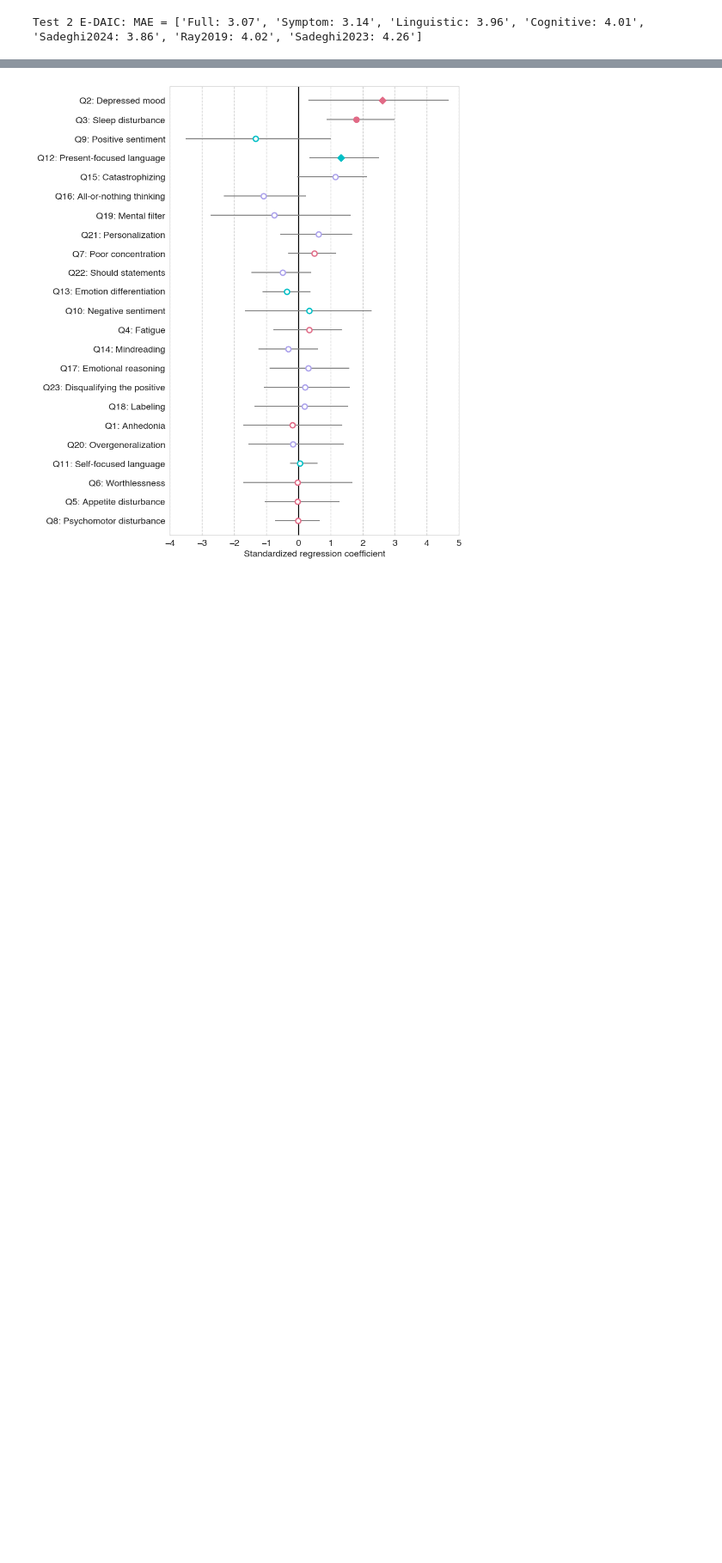
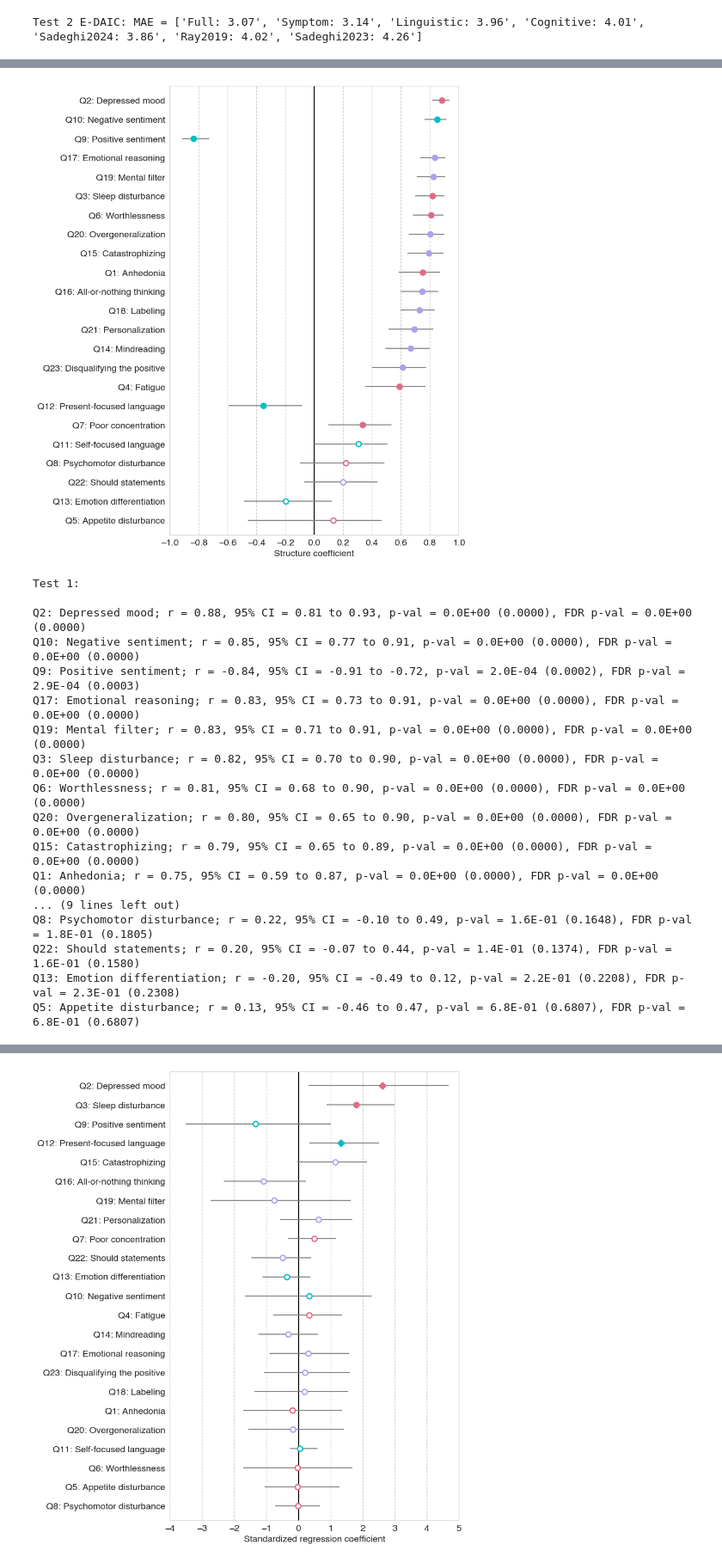
Before and after one commit to cocoanlab/AIDA, a Jupyter notebook: AIDA_modeling.ipynb, the cells around one changed output, grey strips where cells are left out. Shown at 86% size. Cells and saved outputs as stored; diff of their text form; code cells hidden in the pictures; blank space fills up the shorter version.

```diff
--- a/AIDA_modeling.ipynb
+++ b/AIDA_modeling.ipynb
@@ -171,0 +172,70 @@ Test 2: MAE = ['Full: 2.86', 'Non\ndepression: 5.45', 'Direct\nassessment: 3.87'
+# %%
+for split in ["Test 1", "Test 2", "Test all"]:
+    X = np.array(all_resp_df.iloc[:, all_mdl["Full"]["Q"]])
+    Yhat = np.array(all_mdl["Full"]["Y_pred"])
+    wh_te = np.array(all_df["split"] != "Training" if split == "Test all" else all_df["split"] == split)
+    X_te = X[wh_te, :]
+    X_te_scaled = all_mdl["Full"]["scaler"].transform(X_te)
+    Yhat_te = Yhat[wh_te]
+
+    rs = np.array([np.corrcoef(X_te_scaled[:,item], Yhat_te)[0,1] for item in range(X.shape[1])])
+
+    boot_n = 10000
+    boot_ci = 0.95
+    boot_rs = np.full([X.shape[1], boot_n], np.nan)
+    np.random.seed(42)
+    for boot_i in range(boot_n):
+        boot_idx = np.random.choice(len(Yhat_te), len(Yhat_te), replace=True)
+        boot_rs[:, boot_i] = np.array([np.corrcoef(X_te_scaled[boot_idx,item], Yhat_te[boot_idx])[0,1] for item in range(X.shape[1])])
+    boot_rs[np.isnan(boot_rs)] = 0
+    boot_rs_ci = np.sort(boot_rs, axis=1)[:, [int(boot_n*(1-boot_ci)/2)-1, int(boot_n*(1+boot_ci)/2)-1]]
+    boot_rs_p = (np.sum(0 < boot_rs, axis=1) + 1) / (boot_n + 1)
+    boot_rs_p = np.minimum(boot_rs_p, 1-boot_rs_p) * 2
+    boot_rs_p_fdr = false_discovery_control(boot_rs_p)
+
+    x = np.array(Q_desc)
+    y = rs
+    g = np.array([0]*8 + [1]*5 + [2]*10)
+    idx = np.argsort(abs(y))
+    yerr = boot_rs_ci
+
+    plt.figure(figsize=(8, 12.5))
+    sns.set_style("whitegrid", {"font.sans-serif": "Helvetica"})
+    plt.grid(True, linestyle="--", linewidth=1, axis='x')
+    plt.axvline(0, color='black')
+    plt.errorbar(x=y[idx], y=x[idx], fmt="none", xerr=abs(y[:,np.newaxis]-yerr)[idx,:].T, color="gray")
+    sns.pointplot(x=y[idx], y=None)
+    for i in range(len(x)):
+        c = ["#E16A86", "#00BFC6", "#ACA2EC"][g[idx][i]]
+        fc = 'white' if boot_rs_p[idx][i] >= 0.05 else c
+        mk, sz = ("D", 50) if (boot_rs_p_fdr[idx][i] >= 0.05) & (boot_rs_p[idx][i] < 0.05) else ("o", 50*4/np.pi)
+        plt.scatter(y[idx][i], x[idx][i], color=c, edgecolor=c, linewidth=2, facecolor=fc, marker=mk, s=sz, zorder=3)
+    plt.xlim([-1, 1])
+    plt.ylim([-0.75, len(x)-0.25])
+    plt.xlabel("Structure coefficient", fontsize=14)
+    plt.xticks(np.arange(-1, 1+0.2, 0.2), fontsize=14)
+    plt.yticks(fontsize=14)
+    plt.savefig(os.path.join(result_dir, f"AIDA_struct_coef_{split.replace(" ", "_")}.pdf"), bbox_inches='tight')
+    plt.show()
+    print(f"{split}:\n")
+    print("\n".join([f"{x_each}; r = {y_each:.2f}, 95% CI = {ci_each[0]:.2f} to {ci_each[1]:.2f}, p-val = {p_each:.1E} ({p_each:.4f}), FDR p-val = {p_fdr_each:.1E} ({p_fdr_each:.4f})"
+                     for x_each, y_each, ci_each, p_each, p_fdr_each in zip(x[idx], y[idx], boot_rs_ci[idx,:], boot_rs_p[idx], boot_rs_p_fdr[idx])][::-1]))
+# %% [output]
+[figure, added]
+Test 1:
+
+Q2: Depressed mood; r = 0.88, 95% CI = 0.81 to 0.93, p-val = 0.0E+00 (0.0000), FDR p-val = 0.0E+00 (0.0000)
+Q10: Negative sentiment; r = 0.85, 95% CI = 0.77 to 0.91, p-val = 0.0E+00 (0.0000), FDR p-val = 0.0E+00 (0.0000)
+Q9: Positive sentiment; r = -0.84, 95% CI = -0.91 to -0.72, p-val = 2.0E-04 (0.0002), FDR p-val = 2.9E-04 (0.0003)
+Q17: Emotional reasoning; r = 0.83, 95% CI = 0.73 to 0.91, p-val = 0.0E+00 (0.0000), FDR p-val = 0.0E+00 (0.0000)
+Q19: Mental filter; r = 0.83, 95% CI = 0.71 to 0.91, p-val = 0.0E+00 (0.0000), FDR p-val = 0.0E+00 (0.0000)
+Q3: Sleep disturbance; r = 0.82, 95% CI = 0.70 to 0.90, p-val = 0.0E+00 (0.0000), FDR p-val = 0.0E+00 (0.0000)
+Q6: Worthlessness; r = 0.81, 95% CI = 0.68 to 0.90, p-val = 0.0E+00 (0.0000), FDR p-val = 0.0E+00 (0.0000)
+Q20: Overgeneralization; r = 0.80, 95% CI = 0.65 to 0.90, p-val = 0.0E+00 (0.0000), FDR p-val = 0.0E+00 (0.0000)
+Q15: Catastrophizing; r = 0.79, 95% CI = 0.65 to 0.89, p-val = 0.0E+00 (0.0000), FDR p-val = 0.0E+00 (0.0000)
+Q1: Anhedonia; r = 0.75, 95% CI = 0.59 to 0.87, p-val = 0.0E+00 (0.0000), FDR p-val = 0.0E+00 (0.0000)
+... (9 lines left out)
+Q8: Psychomotor disturbance; r = 0.22, 95% CI = -0.10 to 0.49, p-val = 1.6E-01 (0.1648), FDR p-val = 1.8E-01 (0.1805)
+Q22: Should statements; r = 0.20, 95% CI = -0.07 to 0.44, p-val = 1.4E-01 (0.1374), FDR p-val = 1.6E-01 (0.1580)
+Q13: Emotion differentiation; r = -0.20, 95% CI = -0.49 to 0.12, p-val = 2.2E-01 (0.2208), FDR p-val = 2.3E-01 (0.2308)
+Q5: Appetite disturbance; r = 0.13, 95% CI = -0.46 to 0.47, p-val = 6.8E-01 (0.6807), FDR p-val = 6.8E-01 (0.6807)
```
Also changed, not shown: parts of 7 cells of this notebook, 16 other files.
